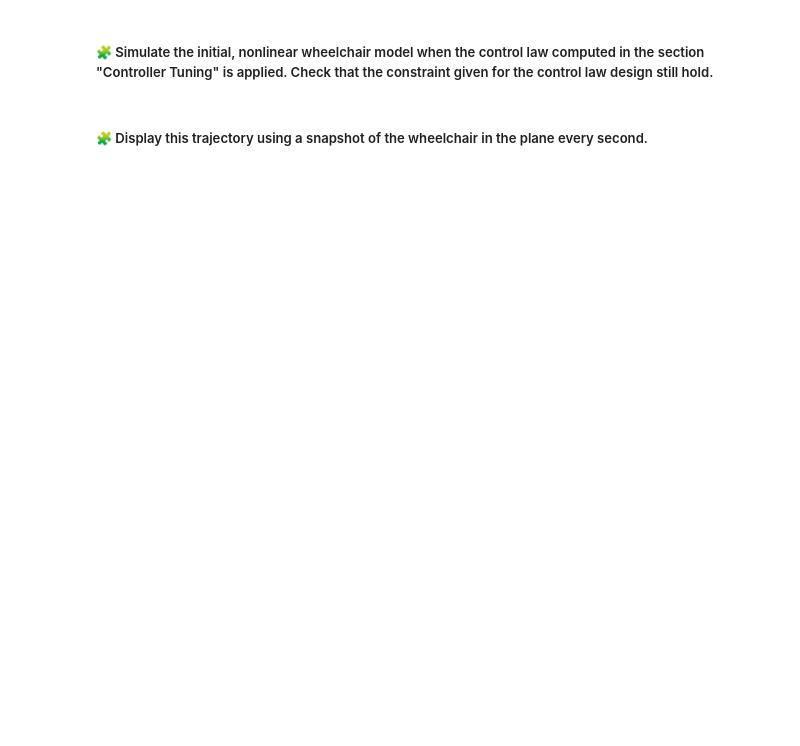
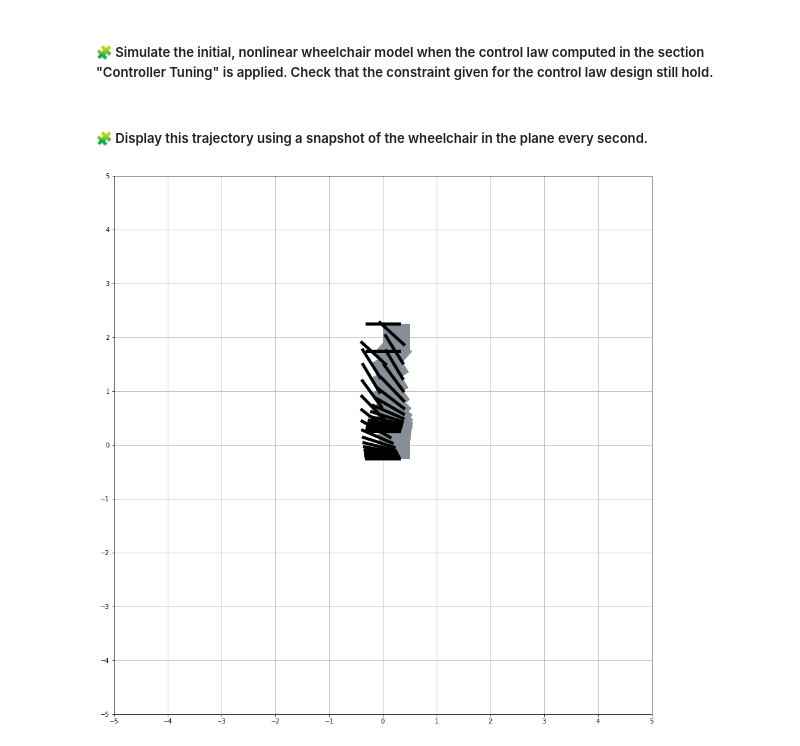
Before and after one commit to Said-taoussi/Control-engineering-with-python, a Jupyter notebook: Project-2.ipynb, the cells around one changed output. Saved outputs shown, nothing was run; the diff lists cells and outputs as text; code cells hidden in the pictures; blank space fills up the shorter version.

```diff
--- a/Project-2.ipynb
+++ b/Project-2.ipynb
@@ -795,0 +793,9 @@ pass
+# %%
+# 🔓
+tt = linspace(0.0, 20.0, 100)
+sol_t = r["sol"](tt)
+draw_arena(-5, 5, -5, 5)
+for x, y, theta in sol_t.T:
+    draw_wheelchair(x, y, theta)
+# %% [output]
+[figure, added]
```
Also changed, not shown: parts of 4 cells of this notebook.
